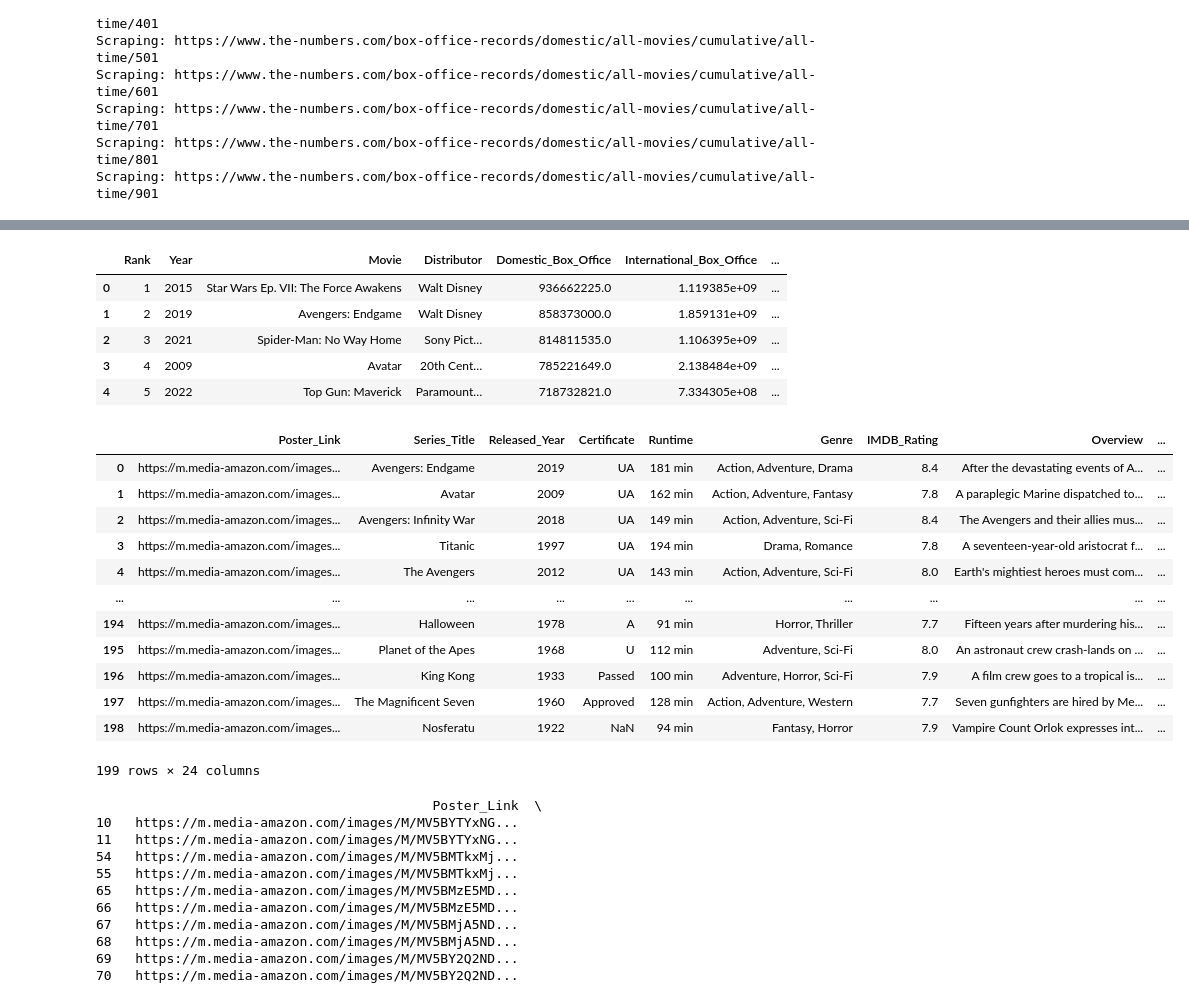
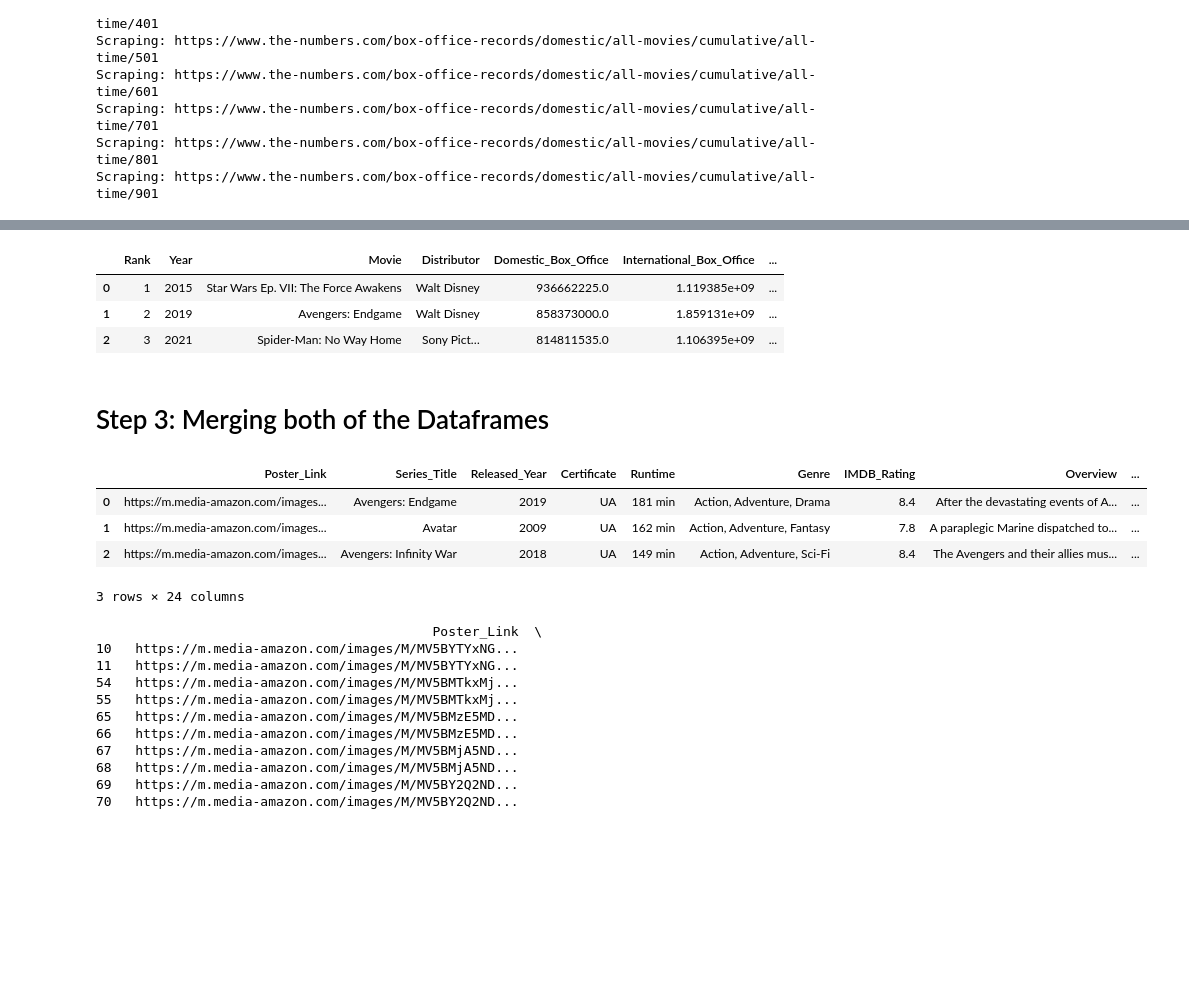
Before and after one commit to abdolhmed/Data_Acquisition_Preprocessing_CA, a Jupyter notebook: MovieCA.ipynb, the cells around one changed output, grey strips where cells are left out. Drawn from its saved outputs; the diff is of its cells as text; code cells hidden in the pictures; blank space fills up the shorter version.

```diff
--- a/MovieCA.ipynb
+++ b/MovieCA.ipynb
@@ -102,7 +112,7 @@ from bs4 import BeautifulSoup
 import pandas as pd
 import time
 
-# First URL
+# First page URL
 base_url = "https://www.the-numbers.com/box-office-records/domestic/all-movies/cumulative/all-time"
 
 # List of page endings i.e none,101, 201, 301 etc
@@ -112,7 +122,7 @@ page_endings = [""] + [f"/{i}" for i in range(101, 1001, 100)]
 all_data = []
 
 for i in page_endings:
-    url = base_url + i
+    url = base_url + i # finds next page to scrape
     print(f"Scraping: {url}")
 
     request = urllib.request.Request( url )
@@ -138,15 +148,15 @@ for i in page_endings:
             worldwide = cols[6].text.strip()
             all_data.append([rank, year, movie, distributor, domestic, international, worldwide])
 
-    time.sleep(5)
+    time.sleep(5) # pauses between requests
 
-# Create DataFrame for scraped site
+# Creating DataFrame for scraped site
 numbers_df = pd.DataFrame(all_data, columns=[
     "Rank", "Year", "Movie", "Distributor",
     "Domestic_Box_Office", "International_Box_Office", "Worldwide_Box_Office"
 ])
 
-# Clean numeric columns
+# Cleaning numeric columns
 for col in ["Domestic_Box_Office", "International_Box_Office", "Worldwide_Box_Office"]:
     numbers_df[col] = (
         numbers_df[col]
@@ -155,14 +165,14 @@ for col in ["Domestic_Box_Office", "International_Box_Office", "Worldwide_Box_Of
         .astype(float)
     )
 
-# Clean and convert Rank
+# Cleaning and convert Rank
 numbers_df["Rank"] = (
     numbers_df["Rank"]
     .str.replace(',', '', regex=False)  # remove commas like '1,000'
     .astype(int)
 )
 
-numbers_df["Rank"] = numbers_df["Rank"].astype(int)
+# numbers_df["Rank"] = numbers_df["Rank"].astype(int)
 numbers_df["Year"] = numbers_df["Year"].astype(int)
 # %% [output]
 Scraping: https://www.the-numbers.com/box-office-records/domestic/all-movies/cumulative/all-time
@@ -213,10 +220,10 @@ df_sorted.head()
 # %%
-numbers_df.head()
+numbers_df.head(3)
 # %% [output]
 |  | Rank | Year | Movie | Distributor | Domestic_Box_Office | International_Box_Office | ... |
 | 0 | 1 | 2015 | Star Wars Ep. VII: The Force Awakens | Walt Disney | 936662225.0 | 1.119385e+09 | ... |
 | 1 | 2 | 2019 | Avengers: Endgame | Walt Disney | 858373000.0 | 1.859131e+09 | ... |
 | 2 | 3 | 2021 | Spider-Man: No Way Home | Sony Pict… | 814811535.0 | 1.106395e+09 | ... |
-| 3 | 4 | 2009 | Avatar | 20th Cent… | 785221649.0 | 2.138484e+09 | ... |
-| 4 | 5 | 2022 | Top Gun: Maverick | Paramount… | 718732821.0 | 7.334305e+08 | ... |
+# %% [markdown]
+# Step 3: Merging both of the Dataframes
 # %%
@@ -223,20 +231,12 @@ numbers_df.head()
 merged = pd.merge(df_sorted, numbers_df, on="clean_title", how="inner" )
 # %%
-merged
+merged.head(3)
 # %% [output]
 |  | Poster_Link | Series_Title | Released_Year | Certificate | Runtime | Genre | IMDB_Rating | Overview | ... |
 | 0 | https://m.media-amazon.com/images... | Avengers: Endgame | 2019 | UA | 181 min | Action, Adventure, Drama | 8.4 | After the devastating events of A... | ... |
 | 1 | https://m.media-amazon.com/images... | Avatar | 2009 | UA | 162 min | Action, Adventure, Fantasy | 7.8 | A paraplegic Marine dispatched to... | ... |
 | 2 | https://m.media-amazon.com/images... | Avengers: Infinity War | 2018 | UA | 149 min | Action, Adventure, Sci-Fi | 8.4 | The Avengers and their allies mus... | ... |
-| 3 | https://m.media-amazon.com/images... | Titanic | 1997 | UA | 194 min | Drama, Romance | 7.8 | A seventeen-year-old aristocrat f... | ... |
-| 4 | https://m.media-amazon.com/images... | The Avengers | 2012 | UA | 143 min | Action, Adventure, Sci-Fi | 8.0 | Earth's mightiest heroes must com... | ... |
-| ... | ... | ... | ... | ... | ... | ... | ... | ... | ... |
-| 194 | https://m.media-amazon.com/images... | Halloween | 1978 | A | 91 min | Horror, Thriller | 7.7 | Fifteen years after murdering his... | ... |
-| 195 | https://m.media-amazon.com/images... | Planet of the Apes | 1968 | U | 112 min | Adventure, Sci-Fi | 8.0 | An astronaut crew crash-lands on ... | ... |
-| 196 | https://m.media-amazon.com/images... | King Kong | 1933 | Passed | 100 min | Adventure, Horror, Sci-Fi | 7.9 | A film crew goes to a tropical is... | ... |
-| 197 | https://m.media-amazon.com/images... | The Magnificent Seven | 1960 | Approved | 128 min | Action, Adventure, Western | 7.7 | Seven gunfighters are hired by Me... | ... |
-| 198 | https://m.media-amazon.com/images... | Nosferatu | 1922 | NaN | 94 min | Fantasy, Horror | 7.9 | Vampire Count Orlok expresses int... | ... |
-199 rows × 24 columns
+3 rows × 24 columns
 # %%
 merged.to_csv("merged.csv", index=False)
 # %%
```
Also changed, not shown: parts of 37 cells of this notebook.
